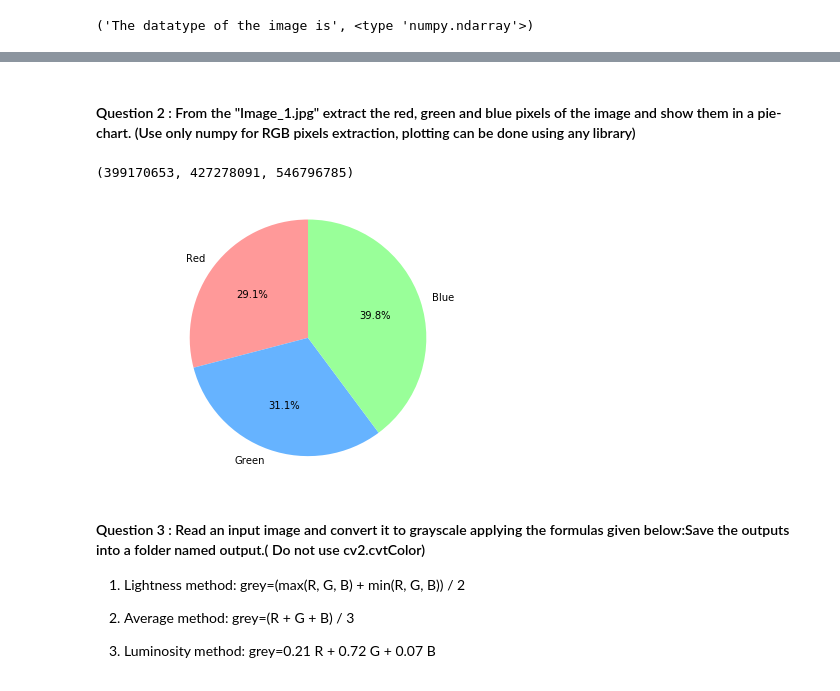
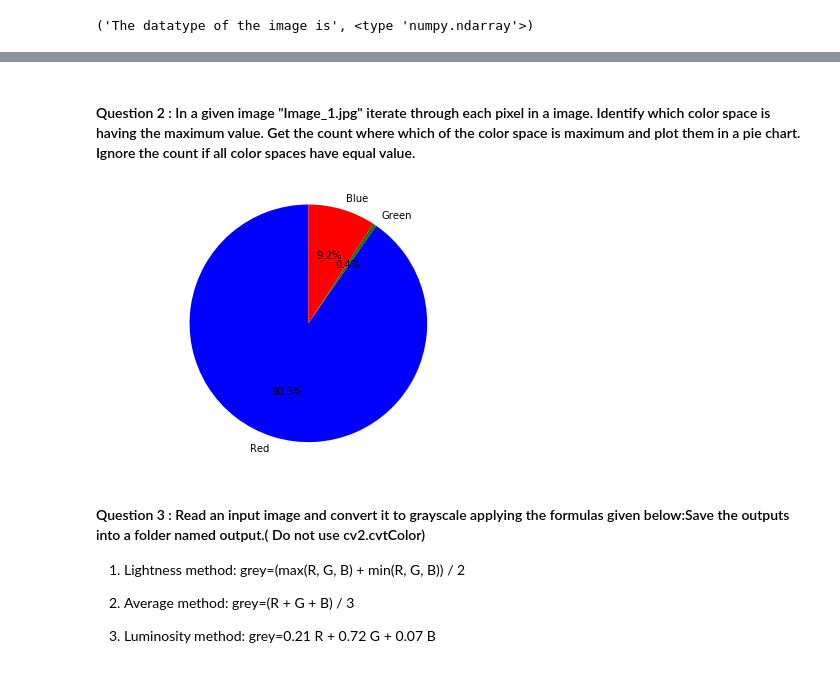
Before and after one commit to Arushi04/Computer-Vision, a Jupyter notebook: Assignment1.ipynb, the cells around one changed output, grey strips where cells are left out. Cells and saved outputs as stored; diff of their text form; code cells hidden in the pictures.

Commit message:
updated question 2 and added a method

```diff
--- a/Assignment1.ipynb
+++ b/Assignment1.ipynb
@@ -66,52 +66,67 @@ Cropped image is a rectangle lying on (127,572) and (609,1387)
-# %% [markdown]
-#### Question 2 :  From the "Image_1.jpg" extract the red, green and blue pixels of the image and show them in a pie-chart. (Use only numpy for RGB pixels extraction, plotting can be done using any library)
+# %% [markdown]
+#### Question 2 :  In a given image "Image_1.jpg" iterate through each pixel in a image. Identify  which color space is having the maximum value. Get the count where which of the color space is maximum and plot them in a pie chart. Ignore the count if all color spaces have equal value.
 # %%
+R=0;G=0;B=0
+
 def collect_pixels(img):
-    R=0;G=0;B=0
     for i in range(img.shape[0]):
         for j in range(img.shape[1]):
             pixel=image_1[i][j]
-            R += pixel[0]
-            G += pixel[1]
-            B += pixel[2]
+            maxval = np.argmax(pixel)
+            if(maxval == 0):
+                B += 1
+            if(maxval == 1):
+                G += 1
+            if(maxval == 2):
+                R += 1
+
     print(R,G,B)
     return R,G,B
 
 
 def collect_pixels2(img):
     R = img[:,:,0].sum()
     G = img[:,:,1].sum()
     B = img[:,:,2].sum()
     return R,G,B
 
 
 def collect_pixels3(img):
     R,G,B = img.sum(axis=0).sum(axis=0)
     return R,G,B
 
+def collect_pixels4(img):
+    maxval = np.argmax(img, axis=2)
+    blue = (maxval==0)
+    green = (maxval==1)
+    red = (maxval==2)
+    B = blue.sum()
+    G = green.sum()
+    R = red.sum()
+    return R,G,B
+
 #display the pie chart
 def display_piechart(RGB_pixels):
 
     # display the RGB in Pie chart
     labels = ['Red', 'Green', 'Blue']
     sizes = [RGB_pixels[0], RGB_pixels[1], RGB_pixels[2]]
 
     #colors
-    colors = ['#ff9999','#66b3ff','#99ff99']
+    colors = ['blue','green','red']
 
     fig1, ax1 = plt.subplots()
 
     patches, texts, autotexts = ax1.pie(sizes, colors = colors, labels=labels, autopct='%1.1f%%', startangle=90)
     ax1.axis('equal')
     plt.tight_layout()
     plt.show()
 
-RGB_pixels = collect_pixels3(image_1)
-print(RGB_pixels)
+RGB_pixels = collect_pixels4(image_1)
+#print(RGB_pixels)
 display_piechart(RGB_pixels)
 # %% [output]
-(399170653, 427278091, 546796785)
-[figure, old version]
+[figure, new version]
 # %% [markdown]
 #### Question 3 : Read an input image and convert it to grayscale applying the formulas given below:Save the outputs into a folder named output.( Do not use cv2.cvtColor)
 
```
Also changed, not shown: parts of 2 cells of this notebook.
